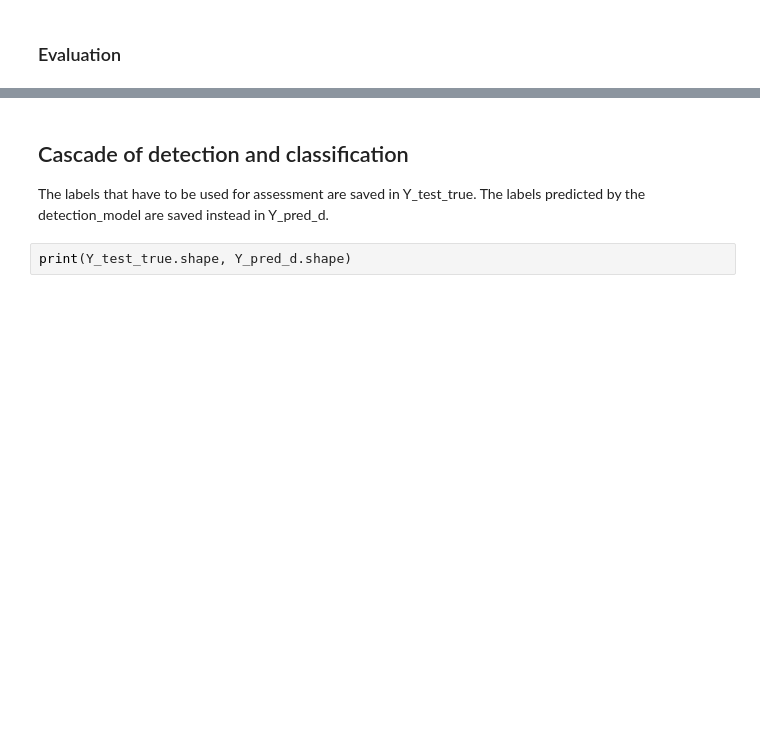
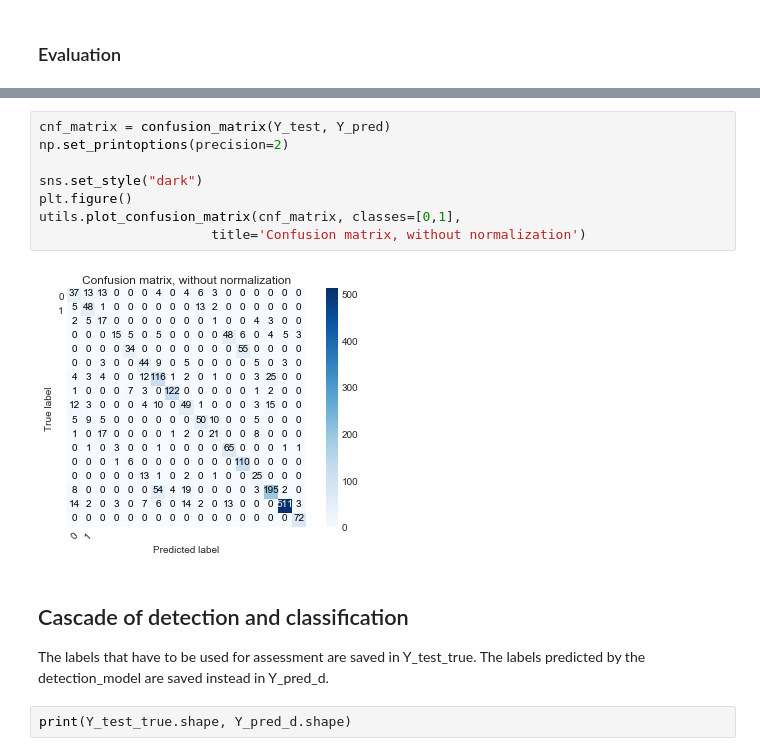
Before and after one commit to MatteoDrago/hda-project, a Jupyter notebook: code/Task B/TaskB.ipynb, the cells around one changed output, grey strips where cells are left out. Cells and saved outputs as stored; diff of their text form; blank space fills up the shorter version.

```diff
--- a/code/Task B/TaskB.ipynb
+++ b/code/Task B/TaskB.ipynb
@@ -248,3 +349,13 @@ print(classification_report(Y_test, Y_pred))
+# %%
+cnf_matrix = confusion_matrix(Y_test, Y_pred)
+np.set_printoptions(precision=2)
+
+sns.set_style("dark")
+plt.figure()
+utils.plot_confusion_matrix(cnf_matrix, classes=[0,1],
+                      title='Confusion matrix, without normalization')
+# %% [output]
+[figure, added]
 # %% [markdown]
 ## Cascade of detection and classification
 The labels that have to be used for assessment are saved in Y_test_true. The labels predicted by the detection_model are saved instead in Y_pred_d.
```
Also changed, not shown: parts of 15 cells of this notebook, 4 other files.
